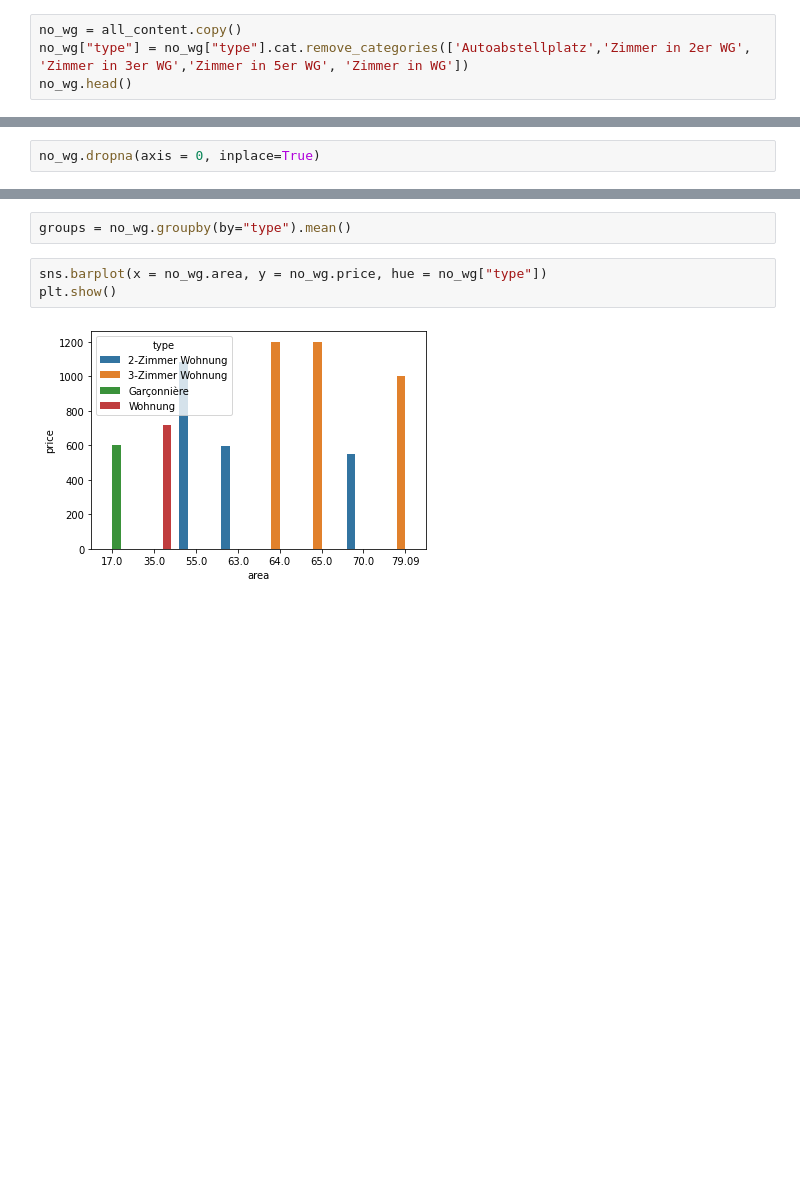
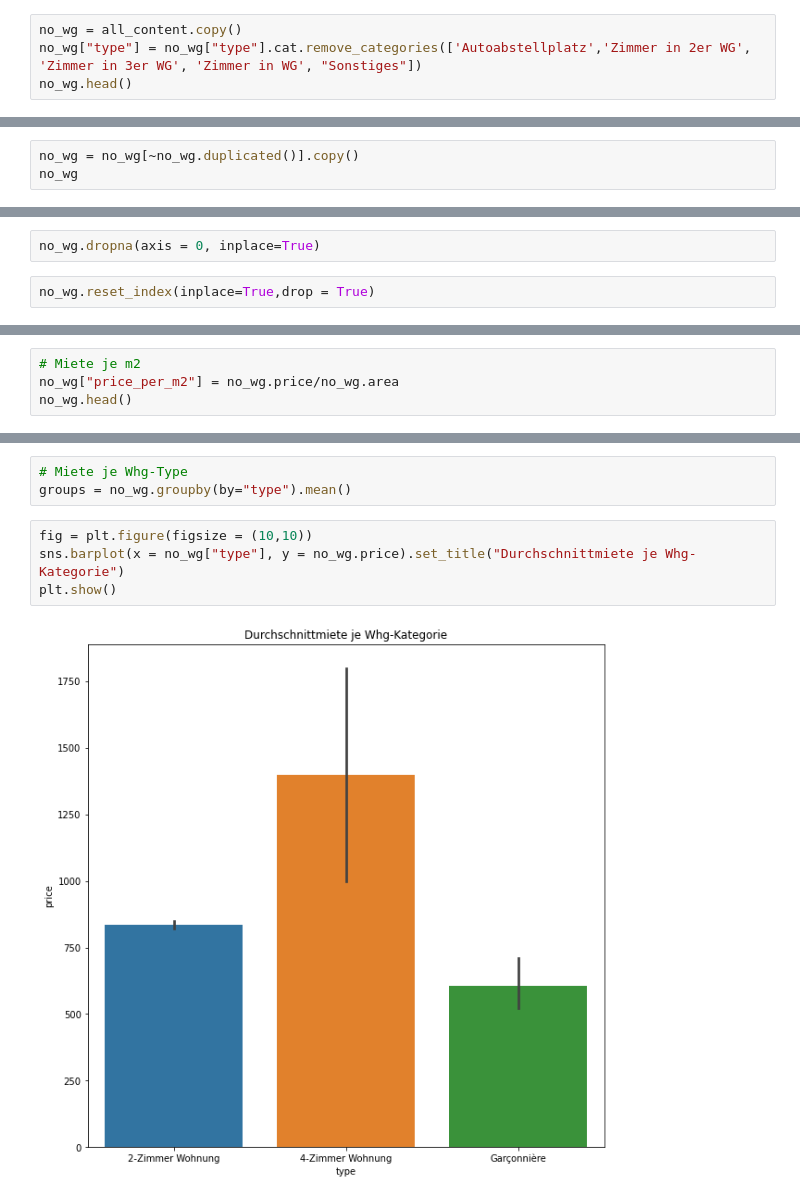
Before and after one commit to tchintchie/whgscraper, a Jupyter notebook: soup.ipynb, the cells around one changed output, grey strips where cells are left out. Cells and saved outputs as stored; diff of their text form; blank space fills up the shorter version.

```diff
--- a/soup.ipynb
+++ b/soup.ipynb
@@ -160,7 +160,7 @@ Index(['2-Zimmer Wohnung', '3-Zimmer Wohnung', 'Autoabstellplatz',
       dtype='object')
 # %%
 no_wg = all_content.copy()
-no_wg["type"] = no_wg["type"].cat.remove_categories(['Autoabstellplatz','Zimmer in 2er WG', 'Zimmer in 3er WG','Zimmer in 5er WG', 'Zimmer in WG'])
+no_wg["type"] = no_wg["type"].cat.remove_categories(['Autoabstellplatz','Zimmer in 2er WG', 'Zimmer in 3er WG', 'Zimmer in WG', "Sonstiges"])
 no_wg.head()
 # %% [output]
 |  | title | type | price | bk | area |
@@ -171,0 +189,3 @@ no_wg.head()
+# %%
+no_wg = no_wg[~no_wg.duplicated()].copy()
+no_wg
@@ -187,5 +225,7 @@ memory usage: 7.1+ KB
 # %%
 no_wg.dropna(axis = 0, inplace=True)
+# %%
+no_wg.reset_index(inplace=True,drop = True)
 # %%
 no_wg.info()
 # %% [output]
@@ -203,0 +244,4 @@ memory usage: 3.4+ KB
+# %%
+# Miete je m2
+no_wg["price_per_m2"] = no_wg.price/no_wg.area
+no_wg.head()
@@ -226,7 +277,9 @@ plt.show()
 # %%
+# Miete je Whg-Type
 groups = no_wg.groupby(by="type").mean()
 # %%
-sns.barplot(x = no_wg.area, y = no_wg.price, hue = no_wg["type"])
+fig = plt.figure(figsize = (10,10))
+sns.barplot(x = no_wg["type"], y = no_wg.price).set_title("Durchschnittmiete je Whg-Kategorie")
 plt.show()
 # %% [output]
-[figure, old version]
+[figure, new version]
```
Also changed, not shown: parts of 21 cells of this notebook.
